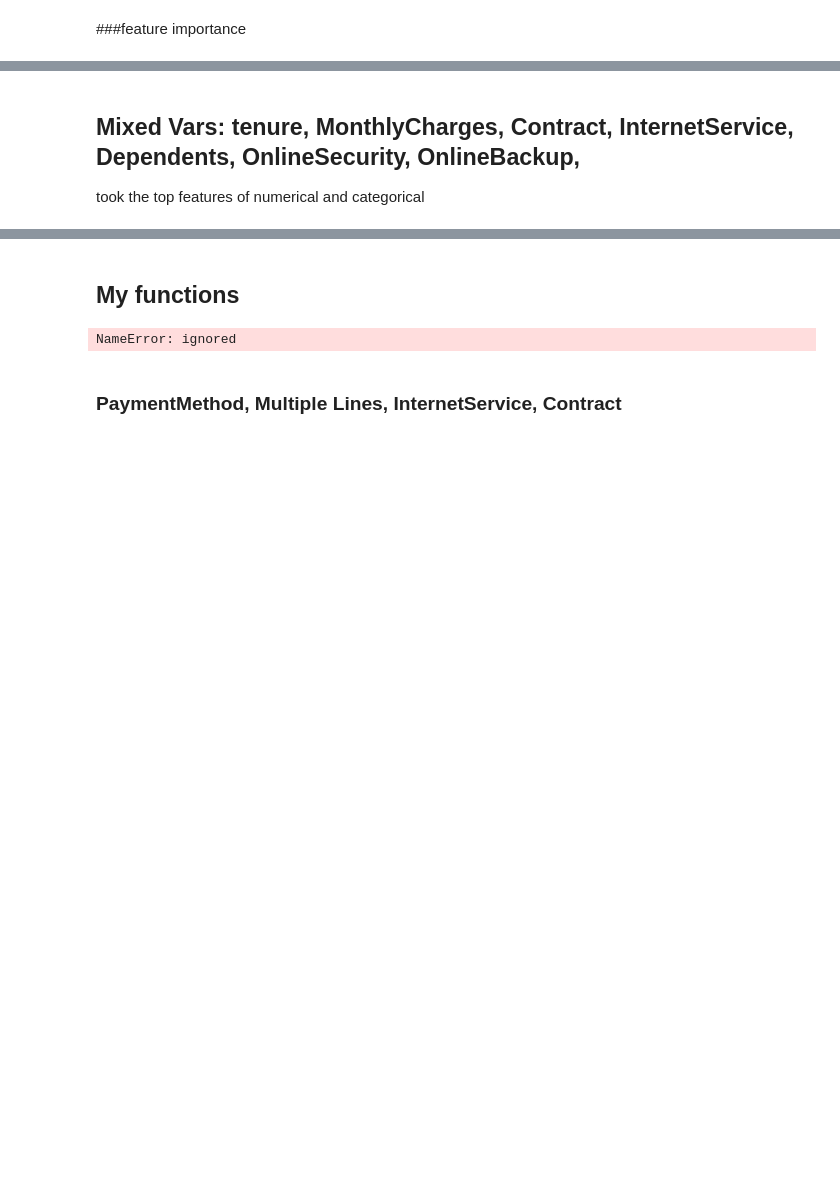
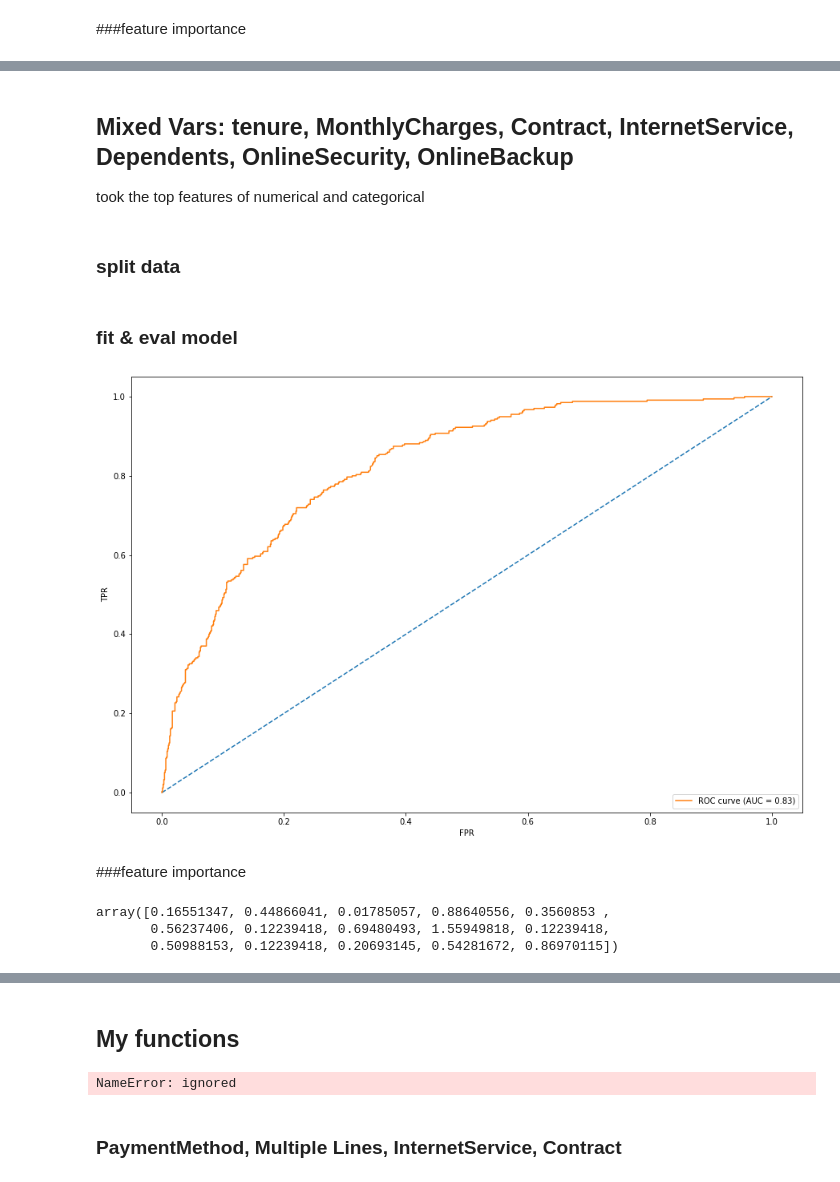
Before and after one commit to anjaleeDS/MLCS68, a Jupyter notebook: 01hwTelco_churn_prediction.ipynb, the cells around one changed output, grey strips where cells are left out. Saved outputs shown, nothing was run; the diff lists cells and outputs as text; code cells hidden in the pictures; blank space fills up the shorter version.

```diff
--- a/01hwTelco_churn_prediction.ipynb
+++ b/01hwTelco_churn_prediction.ipynb
@@ -312,4 +318,63 @@ plt.show()
 # %% [markdown]
-## Mixed Vars: tenure, MonthlyCharges, Contract, InternetService, Dependents, OnlineSecurity, OnlineBackup,
+## Mixed Vars: tenure, MonthlyCharges, Contract, InternetService, Dependents, OnlineSecurity, OnlineBackup
 
 took the top features of numerical and categorical
+# %%
+### deal with num_cols
+num_var_cols = ['MonthlyCharges', 'tenure']
+numX = telco_data[num_var_cols]
+#scale it!
+std = StandardScaler()
+scaled_numX = std.fit_transform(numX)
+scaled_numX = pd.DataFrame(scaled, columns=num_var_cols)
+
+### deal with cat_cols
+catX = telco_data[['PaymentMethod', 'MultipleLines', 'InternetService',
+                   'Contract','OnlineSecurity','OnlineBackup']]
+
+#dummy it!
+dummy_catX = pd.get_dummies(data=catX, drop_first=True)
+
+# combine num & cats
+comboX = pd.concat([dummy_catX, scaled_numX], join='outer', axis=1)
+comboX
+# %% [markdown]
+### split data
+# %%
+comboX_train, comboX_test, y_train, y_test = train_test_split(comboX, y, test_size=0.25)
+# %% [markdown]
+### fit & eval model
+# %%
+# fit a model
+clf = LogisticRegression(penalty='l2').fit(comboX_train, y_train)
+# predict probabilities
+combo_predictions = clf.predict_proba(comboX_test)[:, 1]
+
+# calculate scores
+auc = roc_auc_score(y_test, combo_predictions)
+
+# calculate roc curves
+fpr, tpr, _ = roc_curve(y_test, combo_predictions)
+
+plt.figure(figsize=(15, 10))
+# plot horizontal line
+plt.plot([0, 1], [0, 1], linestyle='--')
+# plot the roc curve for the model
+plt.plot(fpr, tpr, label='ROC curve (AUC = %0.2f)' % auc)
+# axis labels
+plt.xlabel('FPR')
+plt.ylabel('TPR')
+# show the legend
+plt.legend(loc='lower right')
+# show the plot
+plt.show()
+# %% [output]
+[figure, added]
+# %% [markdown]
+###feature importance
+# %%
+feature_importance
+# %% [output]
+array([0.16551347, 0.44866041, 0.01785057, 0.88640556, 0.3560853 ,
+       0.56237406, 0.12239418, 0.69480493, 1.55949818, 0.12239418,
+       0.50988153, 0.12239418, 0.20693145, 0.54281672, 0.86970115])
```
Also changed, not shown: parts of 7 cells of this notebook.
